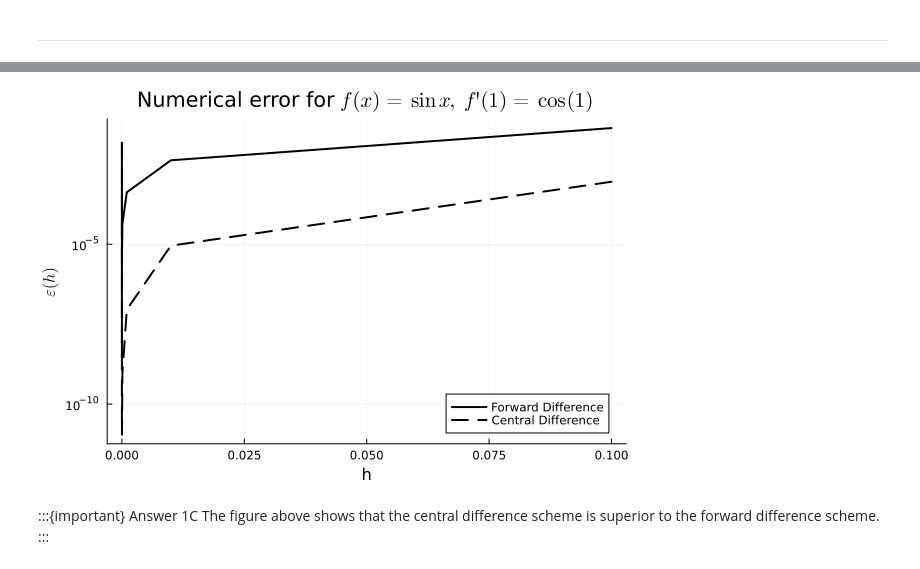
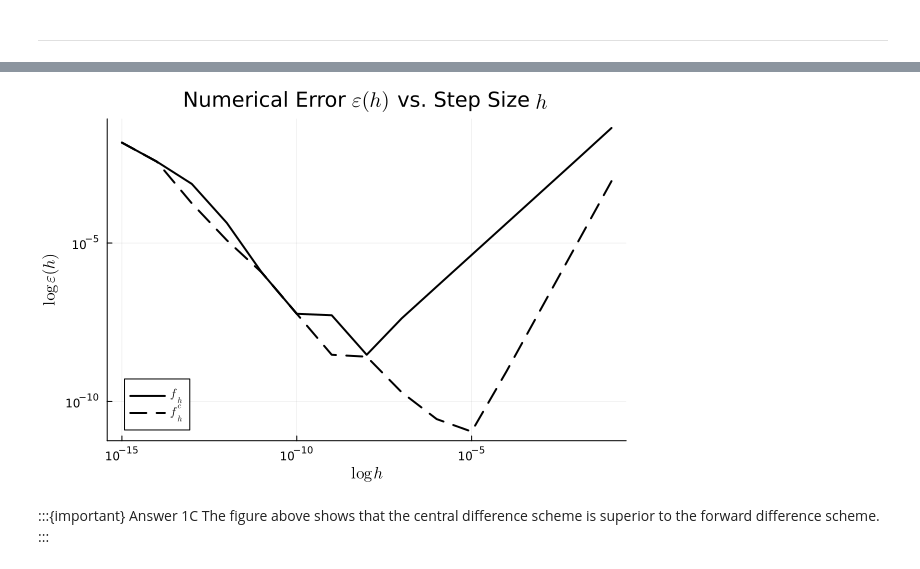
Before and after one commit to jacob-cunningham-ds/me2060, a Jupyter notebook: hw/hw1_code_cunningham.ipynb, the cells around one changed output, grey strips where cells are left out. Cells and saved outputs as stored; diff of their text form; code cells hidden in the pictures.

```diff
--- a/hw/hw1_code_cunningham.ipynb
+++ b/hw/hw1_code_cunningham.ipynb
@@ -173,46 +231,45 @@ end
 # Second order central difference approximation
 function fch(x::Real, h::Vector{<:Real}, f::Function)
     return (f.(x .+ h) .- f.(x .- h)) ./ (2 * h)
 end
 
 # Total error (note rounding error implicitly included)
 function ϵ(f_exact::Real, f_num::Vector{<:Real})
         return abs.(f_exact .- f_num)
 end
 
 # Fixed x and same h array
 x = 1.0
-n= 1:15
-h=10.0 .^ -n
+n = 1:15
+h = 10.0 .^ -n
 
 # Numerical derivatives
 fh_sin = fh(x, h, sin)
 fch_sin = fch(x, h, sin)
 
 # Exact derivative
 f_deriv_sin = cos(x)
 
 # Total errors
 ϵ_fh_sin = ϵ(f_deriv_sin, fh_sin)
-ϵ_fhc_sin = ϵ(f_deriv_sin, fch_sin)
+ϵ_fch_sin = ϵ(f_deriv_sin, fch_sin)
 
 # Plots
 plt.plot(h, ϵ_fh_sin,
-    yaxis=:log10,
-    label="Forward Difference",
+    yaxis=:log10, xaxis=:log10,
+    label=ltx.L"f_{h}",
     lc=:black, lw=2, ls=:solid)
 
-plt.plot!(h, ϵ_fhc_sin,
-    yaxis=:log10,
-    label="Central Difference",
+plt.plot!(h, ϵ_fch_sin,
+    label=ltx.L"f^{c}_{h}",
     lc=:black, lw=2, ls=:dash)
 
-plt.plot!(legend=:bottomright)
-plt.title!(ltx.L"Numerical error for $f(x) = \sin{x},\; f'(1) = \cos(1)$")
-plt.xlabel!("h")
-plt.ylabel!(ltx.L"$\epsilon (h)$")
+plt.plot!(legend=:bottomleft)
+plt.title!(ltx.L"Numerical Error $\epsilon (h)$ vs. Step Size $h$")
+plt.xlabel!(ltx.L"$\log h$")
+plt.ylabel!(ltx.L"$\log\epsilon (h)$")
 # %% [output]
-[figure, old version]
+[figure, new version]
 # %% [markdown]
 :::{important} Answer 1C
 The figure above shows that the central difference scheme is superior to the forward difference scheme.
```
Also changed, not shown: parts of 9 cells of this notebook, 7 other files.
